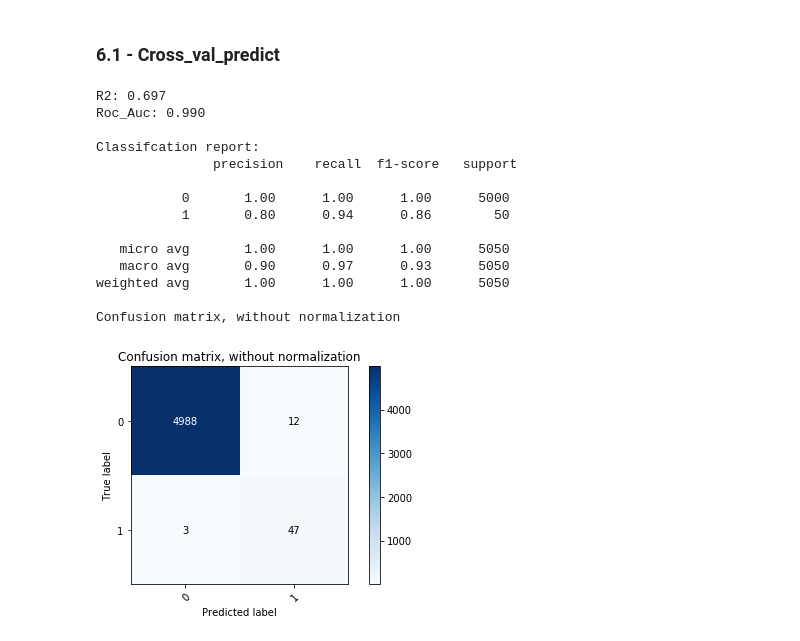
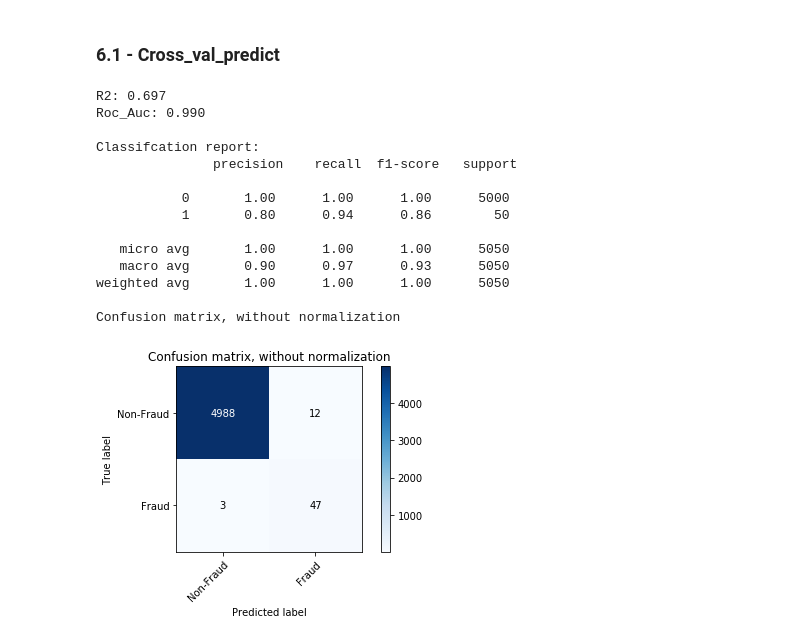
Before and after one commit to BrunoHenryCDMal/datascience.github.io, a Jupyter notebook: projects/Project_SL_Classification_Fraud_Detection.ipynb, the cells around one changed output. Cells and saved outputs as stored; diff of their text form; code cells hidden in the pictures.

```diff
--- a/projects/Project_SL_Classification_Fraud_Detection.ipynb
+++ b/projects/Project_SL_Classification_Fraud_Detection.ipynb
@@ -428,32 +399,32 @@ Confusion matrix, without normalization
 # %%
 model = ensemble_model
 kf = KFold(10, shuffle=True, random_state=1)
 
 predictions = cross_val_predict(model, X, y, cv=kf, )
 predictions = pd.Series(predictions)
 pred_proba = cross_val_predict(model, X, y, cv=kf,method='predict_proba')
 
 print(f"R2: {r2_score(y, predictions):0.3f}")
 print(f"Roc_Auc: {roc_auc_score(y, pred_proba[:,1]):0.3f}\n")
 
 print('Classifcation report:\n', classification_report(y, predictions))
 
-class_names = np.array(['0', '1'])
+class_names = np.array(['Non-Fraud', 'Fraud'])
 myML_functions.plot_confusion_matrix(y, predictions, classes=class_names)
 plt.show()
 # %% [output]
 R2: 0.697
 Roc_Auc: 0.990
 
 Classifcation report:
                precision    recall  f1-score   support
 
            0       1.00      1.00      1.00      5000
            1       0.80      0.94      0.86        50
 
    micro avg       1.00      1.00      1.00      5050
    macro avg       0.90      0.97      0.93      5050
 weighted avg       1.00      1.00      1.00      5050
 
 Confusion matrix, without normalization
-[figure, old version]
+[figure, new version]
```
Also changed, not shown: parts of 10 cells of this notebook, 1 other file.
